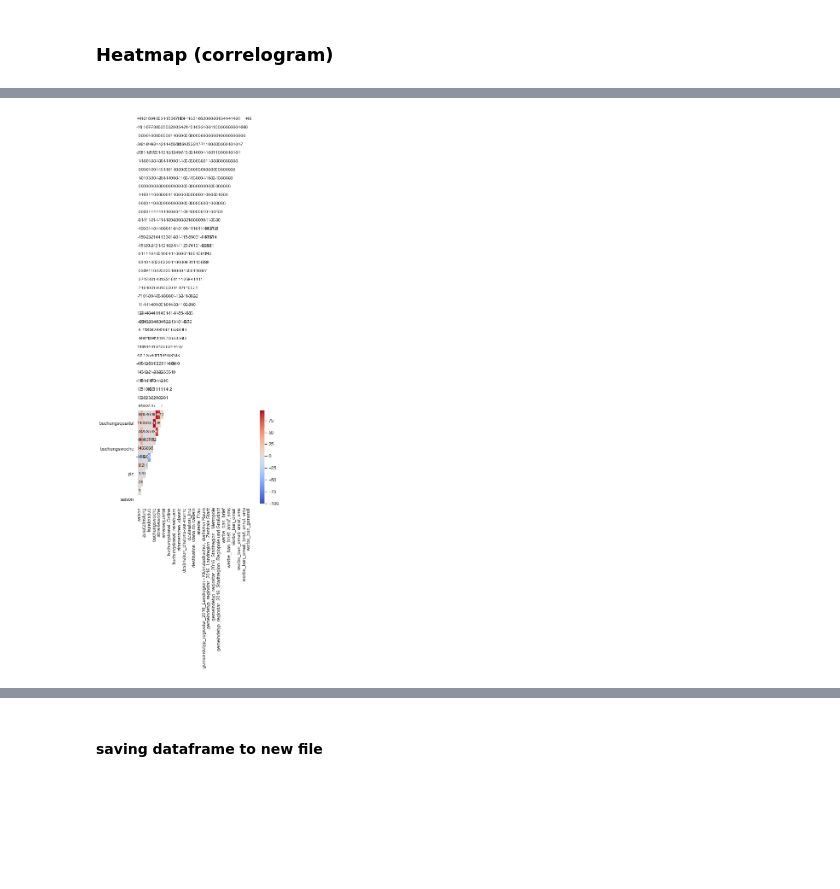
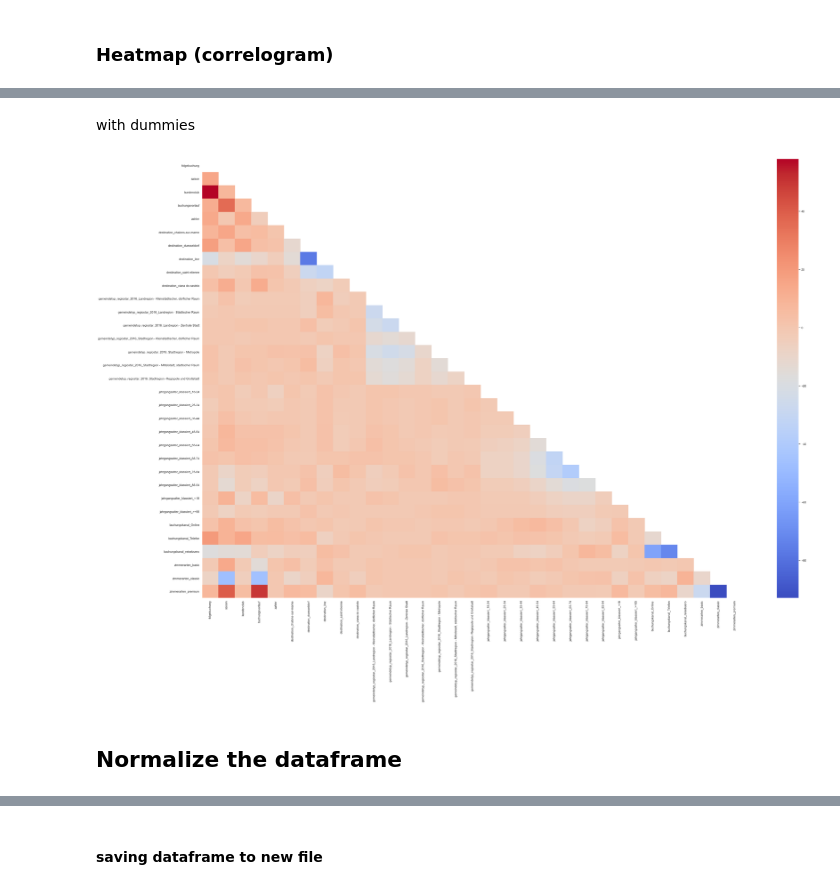
Before and after one commit to argv1/Booking-Prediction-EDA, a Jupyter notebook: 2-Features_and_EDA.ipynb, the cells around one changed output, grey strips where cells are left out. Saved outputs shown, nothing was run; the diff lists cells and outputs as text; code cells hidden in the pictures; blank space fills up the shorter version.

```diff
--- a/2-Features_and_EDA.ipynb
+++ b/2-Features_and_EDA.ipynb
@@ -988,12 +1107,16 @@ ax = sns.scatterplot(x="aufenthalt", y="buch_zeilen", hue="saison", data=df)
+# %% [markdown]
+with dummies
 # %%
-col_list = ["saison", "buchungskanal", "zimmerarten", "menue_code", "zusatzleistung", "destination",
-            "anrede", "plz", "kundenclub", "erstbuchung", "gemeindetyp_regiostar_2016","werbe_ban",
-            "buchungswoche", "anreisewoche", "abreisewoche", "buchungsquartal", "anreisequartal", "abreisequartal"]
+col_list = ["folgebuchung", "destination", "gemeindetyp_regiostar_2016",
+            "saison", "jahrgangsalter_klassiert", "buchungskanal", "zimmerarten",
+            "kundenclub", "buchungsvorlauf", "zahler"]
 
 X_dum=pd.get_dummies(df[col_list].copy())
 mask = np.triu(X_dum.corr())
-ax = sns.heatmap(round(X_dum.corr()*100,0), annot=True, mask=mask, cmap='coolwarm')
-ax.set_ylim((0,11))
+plt.figure(figsize=(45,30))
+ax = sns.heatmap(round(X_dum.corr()*100,0), mask=mask, cmap='coolwarm')
 plt.savefig('img/correlogram.png')
 # %% [output]
-[figure, old version]
+[figure, new version]
+# %% [markdown]
+## Normalize the dataframe
```
Also changed, not shown: parts of 35 cells of this notebook, 2 other files.
